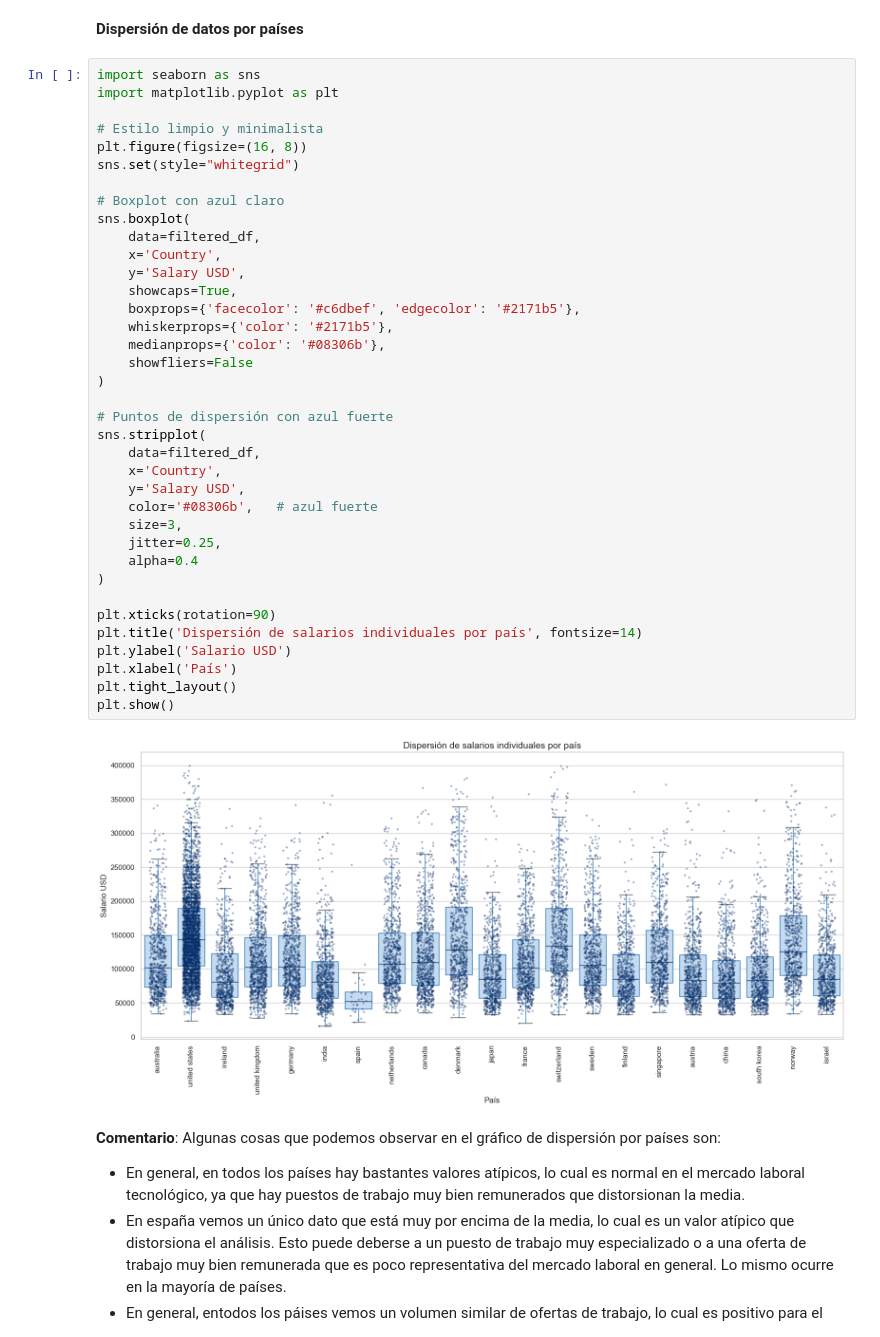
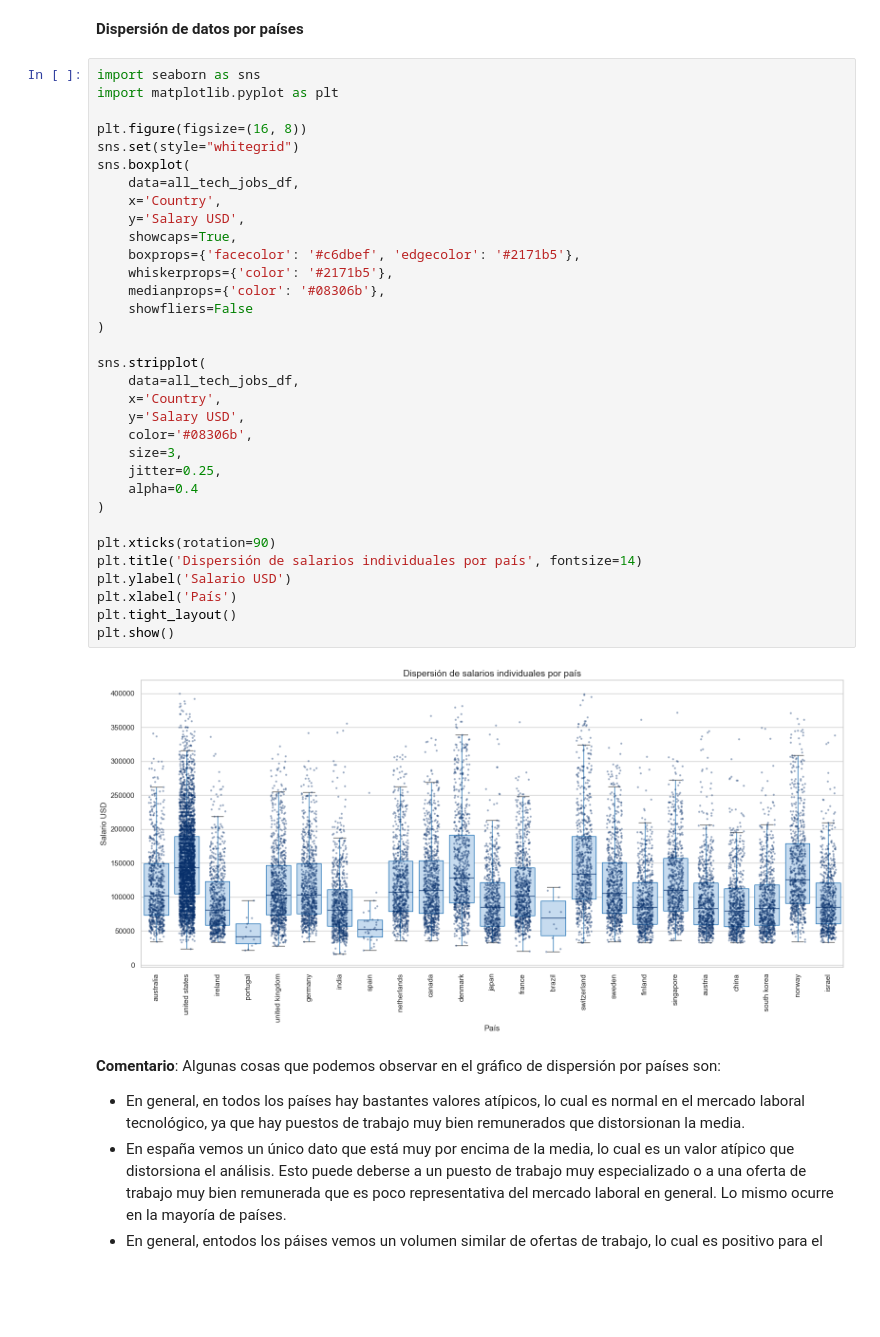
Before and after one commit to MichaeLaudrup/Python_for_AI_VIU, a Jupyter notebook: dataset_project/01_MIAR_ACT_Dataset_Michael_Laudrup_luis_glez.ipynb, the cells around one changed output. Cells and saved outputs as stored; diff of their text form; blank space fills up the shorter version.

```diff
--- a/dataset_project/01_MIAR_ACT_Dataset_Michael_Laudrup_luis_glez.ipynb
+++ b/dataset_project/01_MIAR_ACT_Dataset_Michael_Laudrup_luis_glez.ipynb
@@ -493,41 +535,37 @@ display(salary_stats_by_country.head(10))
 import seaborn as sns
 import matplotlib.pyplot as plt
 
-# Estilo limpio y minimalista
 plt.figure(figsize=(16, 8))
 sns.set(style="whitegrid")
-
-# Boxplot con azul claro
 sns.boxplot(
-    data=filtered_df,
+    data=all_tech_jobs_df,
     x='Country',
     y='Salary USD',
     showcaps=True,
     boxprops={'facecolor': '#c6dbef', 'edgecolor': '#2171b5'},
     whiskerprops={'color': '#2171b5'},
     medianprops={'color': '#08306b'},
     showfliers=False
 )
 
-# Puntos de dispersión con azul fuerte
 sns.stripplot(
-    data=filtered_df,
+    data=all_tech_jobs_df,
     x='Country',
     y='Salary USD',
-    color='#08306b',   # azul fuerte
+    color='#08306b',
     size=3,
     jitter=0.25,
     alpha=0.4
 )
 
 plt.xticks(rotation=90)
 plt.title('Dispersión de salarios individuales por país', fontsize=14)
 plt.ylabel('Salario USD')
 plt.xlabel('País')
 plt.tight_layout()
 plt.show()
 # %% [output]
-[figure, old version]
+[figure, new version]
 # %% [markdown]
 **Comentario**: Algunas cosas que podemos observar en el gráfico de dispersión por países son:
 
```
Also changed, not shown: parts of 39 cells of this notebook, 1 other file.
